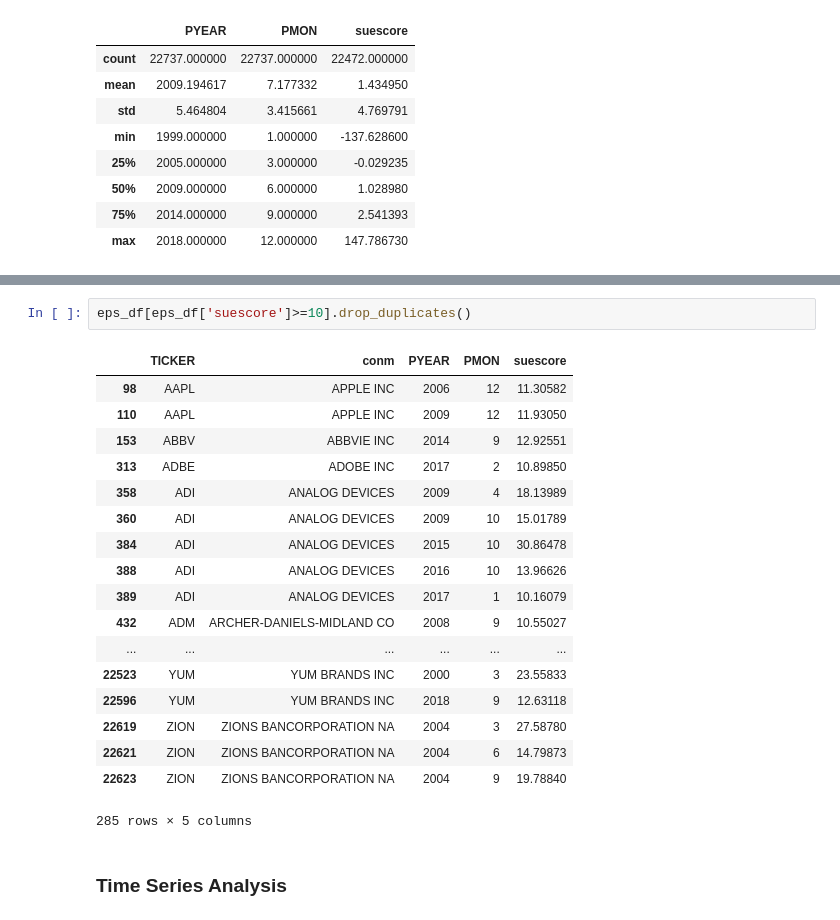
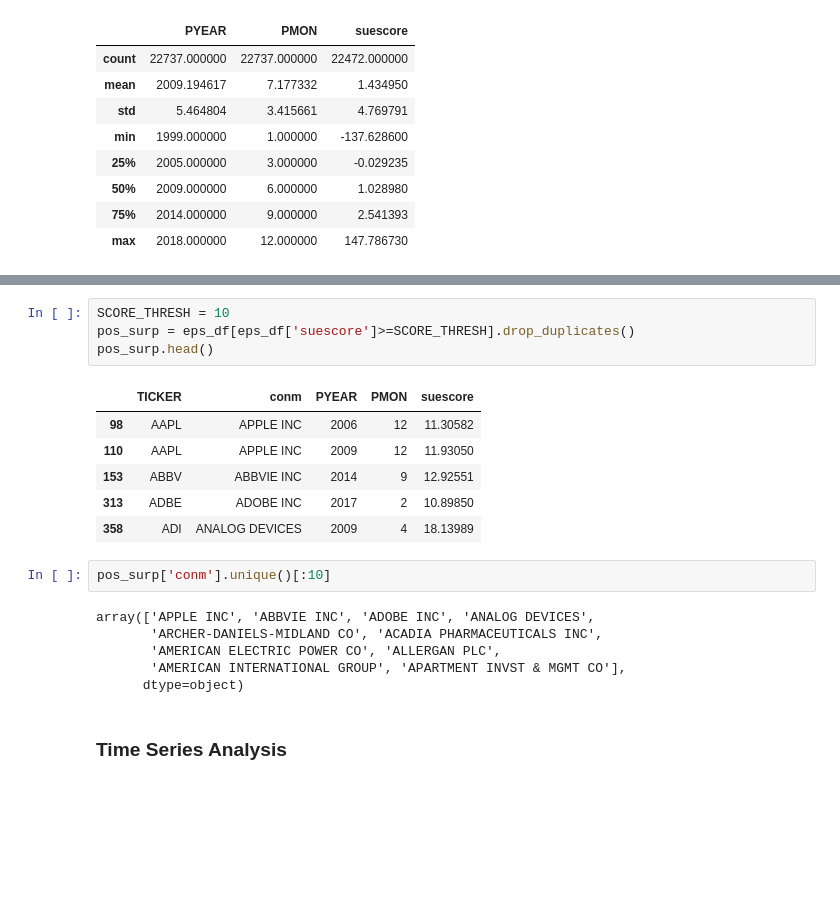
Before and after one commit to zheningliu/TDI, a Jupyter notebook: Capstone/project_main.ipynb, the cells around one changed output, grey strips where cells are left out. Cells and saved outputs as stored; diff of their text form; blank space fills up the shorter version.

```diff
--- a/Capstone/project_main.ipynb
+++ b/Capstone/project_main.ipynb
@@ -73,27 +77,25 @@ surp_df['suescore'].hist()
 # %% [output]
 <matplotlib.axes._subplots.AxesSubplot at 0x...>
 [figure]
-# %%
-eps_df[eps_df['suescore']>=10].drop_duplicates()
-# %% [output]
-|  | TICKER | conm | PYEAR | PMON | suescore |
-| 98 | AAPL | APPLE INC | 2006 | 12 | 11.30582 |
-| 110 | AAPL | APPLE INC | 2009 | 12 | 11.93050 |
-| 153 | ABBV | ABBVIE INC | 2014 | 9 | 12.92551 |
-| 313 | ADBE | ADOBE INC | 2017 | 2 | 10.89850 |
-| 358 | ADI | ANALOG DEVICES | 2009 | 4 | 18.13989 |
-| 360 | ADI | ANALOG DEVICES | 2009 | 10 | 15.01789 |
-| 384 | ADI | ANALOG DEVICES | 2015 | 10 | 30.86478 |
-| 388 | ADI | ANALOG DEVICES | 2016 | 10 | 13.96626 |
-| 389 | ADI | ANALOG DEVICES | 2017 | 1 | 10.16079 |
-| 432 | ADM | ARCHER-DANIELS-MIDLAND CO | 2008 | 9 | 10.55027 |
-| ... | ... | ... | ... | ... | ... |
-| 22523 | YUM | YUM BRANDS INC | 2000 | 3 | 23.55833 |
-| 22596 | YUM | YUM BRANDS INC | 2018 | 9 | 12.63118 |
-| 22619 | ZION | ZIONS BANCORPORATION NA | 2004 | 3 | 27.58780 |
-| 22621 | ZION | ZIONS BANCORPORATION NA | 2004 | 6 | 14.79873 |
-| 22623 | ZION | ZIONS BANCORPORATION NA | 2004 | 9 | 19.78840 |
-285 rows × 5 columns
+# %%
+SCORE_THRESH = 10
+pos_surp = eps_df[eps_df['suescore']>=SCORE_THRESH].drop_duplicates()
+pos_surp.head()
+# %% [output]
+|  | TICKER | conm | PYEAR | PMON | suescore |
+| 98 | AAPL | APPLE INC | 2006 | 12 | 11.30582 |
+| 110 | AAPL | APPLE INC | 2009 | 12 | 11.93050 |
+| 153 | ABBV | ABBVIE INC | 2014 | 9 | 12.92551 |
+| 313 | ADBE | ADOBE INC | 2017 | 2 | 10.89850 |
+| 358 | ADI | ANALOG DEVICES | 2009 | 4 | 18.13989 |
+# %%
+pos_surp['conm'].unique()[:10]
+# %% [output]
+array(['APPLE INC', 'ABBVIE INC', 'ADOBE INC', 'ANALOG DEVICES',
+       'ARCHER-DANIELS-MIDLAND CO', 'ACADIA PHARMACEUTICALS INC',
+       'AMERICAN ELECTRIC POWER CO', 'ALLERGAN PLC',
+       'AMERICAN INTERNATIONAL GROUP', 'APARTMENT INVST & MGMT CO'],
+      dtype=object)
 # %% [markdown]
 ### Time Series Analysis
 # %%
```
Also changed, not shown: parts of 10 cells of this notebook, 2 other files.
